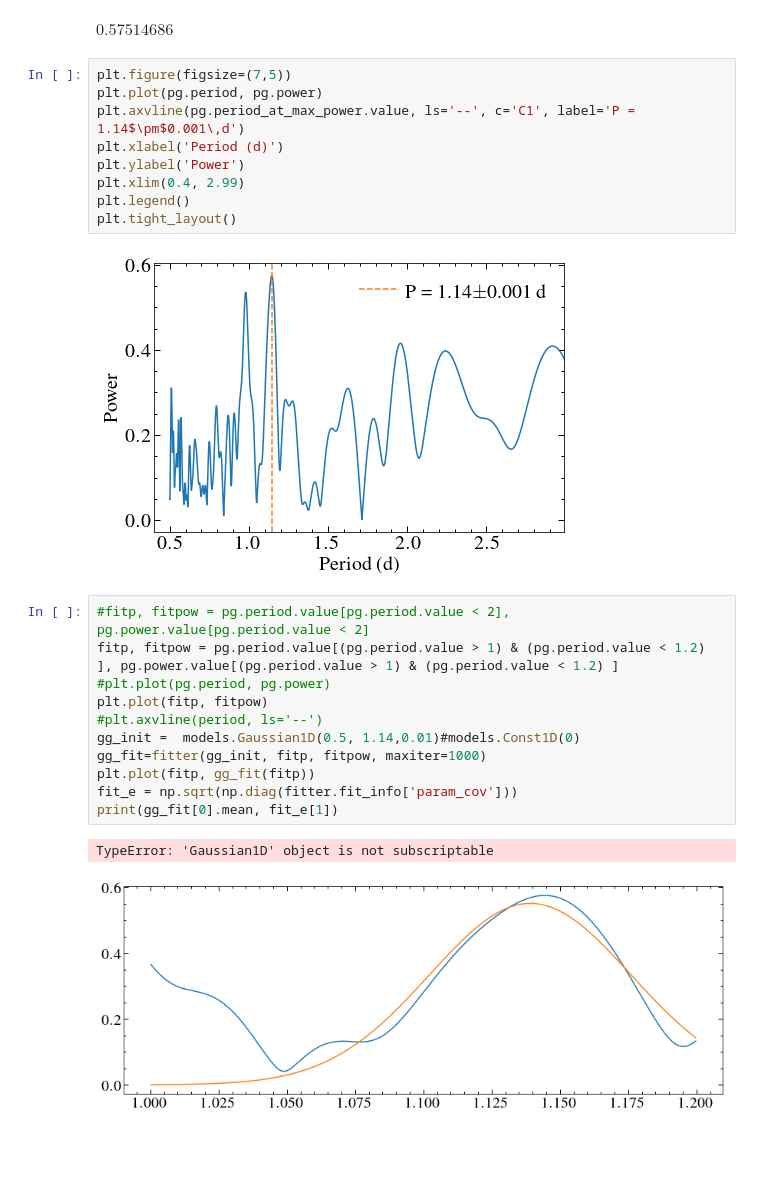
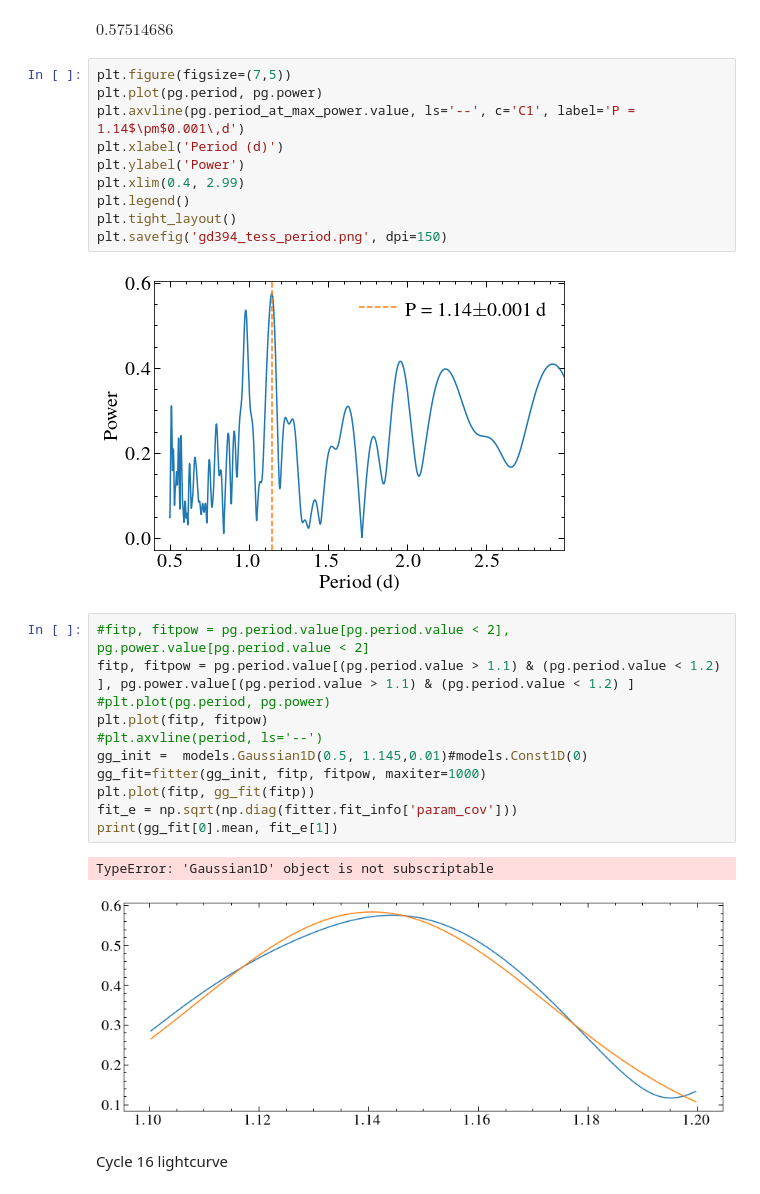
Before and after one commit to davidjwilson/GD394-Tess, a Jupyter notebook: quicklook.ipynb, the cells around one changed output. Cells and saved outputs as stored; diff of their text form; blank space fills up the shorter version.

```diff
--- a/quicklook.ipynb
+++ b/quicklook.ipynb
@@ -284,19 +284,22 @@ plt.ylabel('Power')
 plt.xlim(0.4, 2.99)
 plt.legend()
 plt.tight_layout()
+plt.savefig('gd394_tess_period.png', dpi=150)
 # %% [output]
 [figure]
 # %%
 #fitp, fitpow = pg.period.value[pg.period.value < 2], pg.power.value[pg.period.value < 2]
-fitp, fitpow = pg.period.value[(pg.period.value > 1) & (pg.period.value < 1.2) ], pg.power.value[(pg.period.value > 1) & (pg.period.value < 1.2) ]
+fitp, fitpow = pg.period.value[(pg.period.value > 1.1) & (pg.period.value < 1.2) ], pg.power.value[(pg.period.value > 1.1) & (pg.period.value < 1.2) ]
 #plt.plot(pg.period, pg.power)
 plt.plot(fitp, fitpow)
 #plt.axvline(period, ls='--')
-gg_init =  models.Gaussian1D(0.5, 1.14,0.01)#models.Const1D(0)
+gg_init =  models.Gaussian1D(0.5, 1.145,0.01)#models.Const1D(0)
 gg_fit=fitter(gg_init, fitp, fitpow, maxiter=1000)
 plt.plot(fitp, gg_fit(fitp))
 fit_e = np.sqrt(np.diag(fitter.fit_info['param_cov']))
 print(gg_fit[0].mean, fit_e[1])
 # %% [output]
 TypeError: 'Gaussian1D' object is not subscriptable
-[figure, old version]
+[figure, new version]
+# %% [markdown]
+Cycle 16 lightcurve
```
Also changed, not shown: parts of 13 cells of this notebook, 4 other files.
